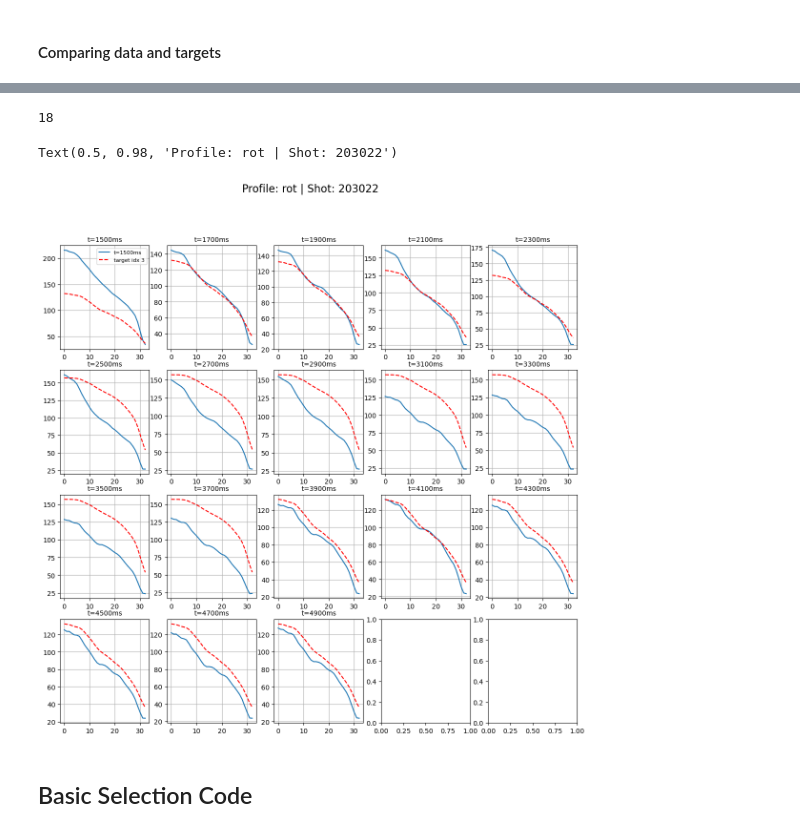
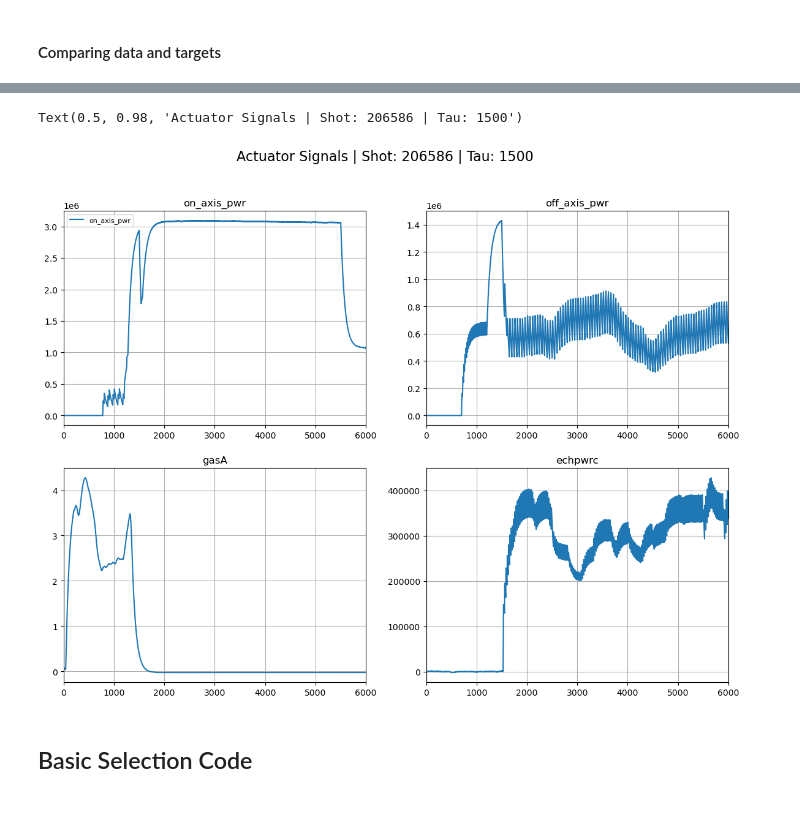
Before and after one commit to rohit-sonker/rl_prof_control_exp, a Jupyter notebook: real-time_selection.ipynb, the cells around one changed output, grey strips where cells are left out. Cells and saved outputs as stored; diff of their text form; code cells hidden in the pictures.

```diff
--- a/real-time_selection.ipynb
+++ b/real-time_selection.ipynb
@@ -317,3 +401,21 @@ plt.show()
+# %%
+# plot a 2x2 grid of the actuators
+fig, axes = plt.subplots(2, 2, figsize=(14, 10))
+axes = axes.ravel()
+
+
+for i, signal in enumerate(['on_axis_pwr', 'off_axis_pwr', 'gasA', 'echpwrc']):
+    if signal in act_data:
+        axes[i].plot(act_data[signal+'_time'], act_data[signal], label=signal)
+        axes[i].set_title(signal)
+        axes[i].grid(True)
+        axes[i].set_xlim(0, 6000)
+        if i == 0:
+            axes[i].legend(fontsize=8)
+plt.suptitle(f"Actuator Signals | Shot: {shot} | Tau: 1500", fontsize=16)
+# %% [output]
+Text(0.5, 0.98, 'Actuator Signals | Shot: 206586 | Tau: 1500')
+[figure, added]
 # %%
 ## FULL PROFILE PLOTS -- COMMENTED OUT FOR NOW
 
@@ -322,35 +424,31 @@ plt.show()
 # times = np.arange(targets_set_time[0]-500, targets_set_time[-1]+500, 100)  # from 500ms before first target to 500ms after last target, every 100ms
 
 
-plot_times = np.arange(1500, 5000, 200)
-print(len(plot_times))
-fig, axes = plt.subplots(4, 5, figsize=(14, 13), sharex=False, sharey=False)
+# plot_times = np.arange(1500, 5000, 200)
+# print(len(plot_times))
+# fig, axes = plt.subplots(4, 5, figsize=(14, 13), sharex=False, sharey=False)
 
-for i in range(len(plot_times)):
-    ax = axes[i//5, i%5]
-    time_idx = np.argmin(np.abs(plot_times[i] - x['times']))
-    ax.plot(profile_signals[time_idx], label=f't={plot_times[i]}ms')
+# for i in range(len(plot_times)):
+#     ax = axes[i//5, i%5]
+#     time_idx = np.argmin(np.abs(plot_times[i] - x['times']))
+#     ax.plot(profile_signals[time_idx], label=f't={plot_times[i]}ms')
 
-    # display the corresponding target profile as dashed red line, if within the target set time range
-    if plot_times[i] >= targets_set_time[0] and plot_times[i] <= targets_set_time[-1]:
-        target_idx = None
-        for j in range(num_set_targets):
-            if plot_times[i] >= targets_set_time[j] and plot_times[i] < targets_set_time[j+1]:
-                target_idx = selected_target_idxs[j]
-                break
-        if target_idx is not None:
-            ax.plot(all_targets[target_idx], label=f'target idx {target_idx}', linestyle='--', color='r')
+#     # display the corresponding target profile as dashed red line, if within the target set time range
+#     if plot_times[i] >= targets_set_time[0] and plot_times[i] <= targets_set_time[-1]:
+#         target_idx = None
+#         for j in range(num_set_targets):
+#             if plot_times[i] >= targets_set_time[j] and plot_times[i] < targets_set_time[j+1]:
+#                 target_idx = selected_target_idxs[j]
+#                 break
+#         if target_idx is not None:
+#             ax.plot(all_targets[target_idx], label=f'target idx {target_idx}', linestyle='--', color='r')
 
-    ax.set_title(f"t={plot_times[i]}ms", fontsize=10)
-    ax.grid(True)
-    if i == 0:
-        ax.legend(fontsize=8)
+#     ax.set_title(f"t={plot_times[i]}ms", fontsize=10)
+#     ax.grid(True)
+#     if i == 0:
+#         ax.legend(fontsize=8)
 
-plt.suptitle(f"Profile: {prof_type} | Shot: {shot}",fontsize=16)
+# plt.suptitle(f"Profile: {prof_type} | Shot: {shot}",fontsize=16)
-# %% [output]
-18
-Text(0.5, 0.98, 'Profile: rot | Shot: 203022')
-[figure, removed]
 # %% [markdown]
 ## Basic Selection Code
 # %%
```
Also changed, not shown: parts of 11 cells of this notebook, 8 other files.
